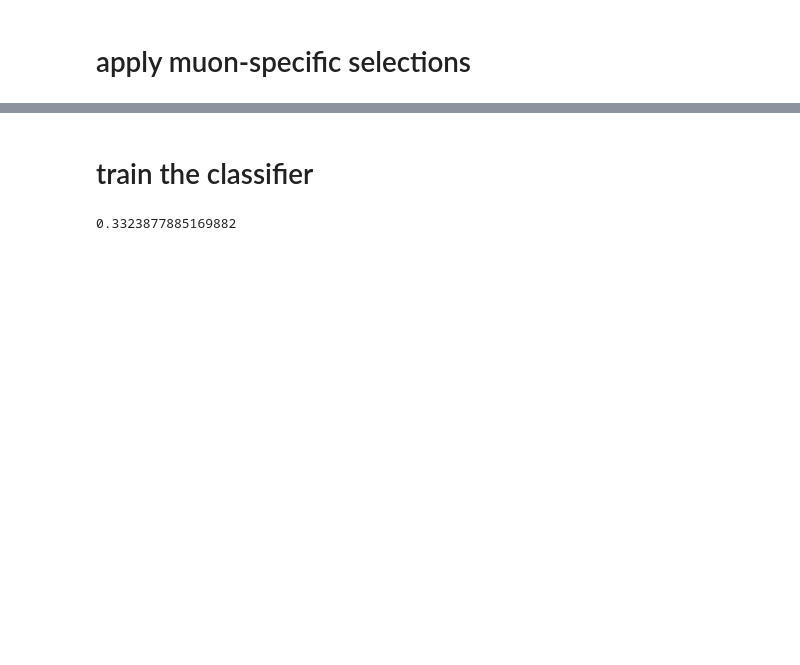
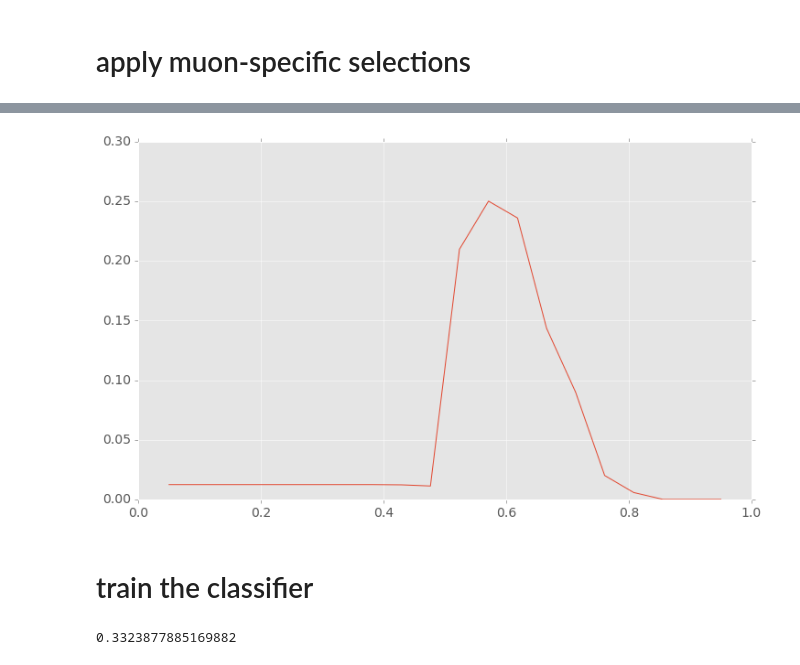
Before and after one commit to bixel/fttrainer, a Jupyter notebook: muon-training.ipynb, the cells around one changed output, grey strips where cells are left out. Saved outputs shown, nothing was run; the diff lists cells and outputs as text; code cells hidden in the pictures; blank space fills up the shorter version.

```diff
--- a/muon-training.ipynb
+++ b/muon-training.ipynb
@@ -220,0 +185,2 @@ Efficiency 4.124%
+# %%
+selection_model = XGBClassifier(max_depth=5, learning_rate=0.01, n_estimators=300, nthread=24)
@@ -221,3 +195,23 @@ Efficiency 4.124%
+# %%
+probas = selection_model.predict_proba(test_data[selection_features])[:,1]
+score = roc_auc_score(test_labels, probas)
+# %%
+cuts = np.linspace(0.05, 0.95, 20)
+num = get_event_number(test_data)
+efficiencies = np.array([get_event_number(test_data[probas > c]) / num for c in cuts])
+eps_effs = []
+for c, eff in zip(cuts, efficiencies):
+    try:
+        omega = np.average(~test_data[probas > c].target, weights=test_data[probas > c].SigYield_sw)
+    except:
+        omega = 0.5
+    eps_effs.append(eff * (1 - 2 * omega)**2)
+eps_effs = np.array(eps_effs)
+# %%
+plt.plot(cuts, 100 * eps_effs)
+plt.show()
+# %% [output]
+[figure, added]
 # %% [markdown]
 # train the classifier
 # %%
```
Also changed, not shown: parts of 29 cells of this notebook.
